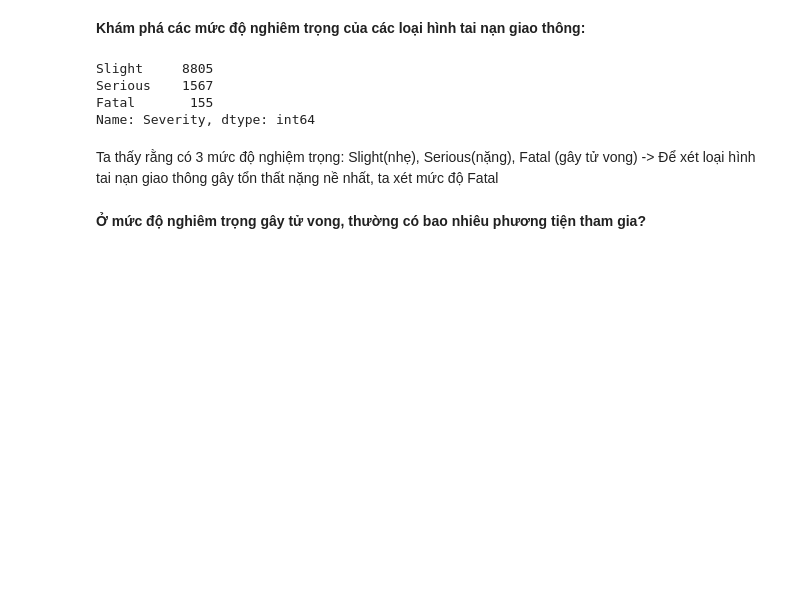
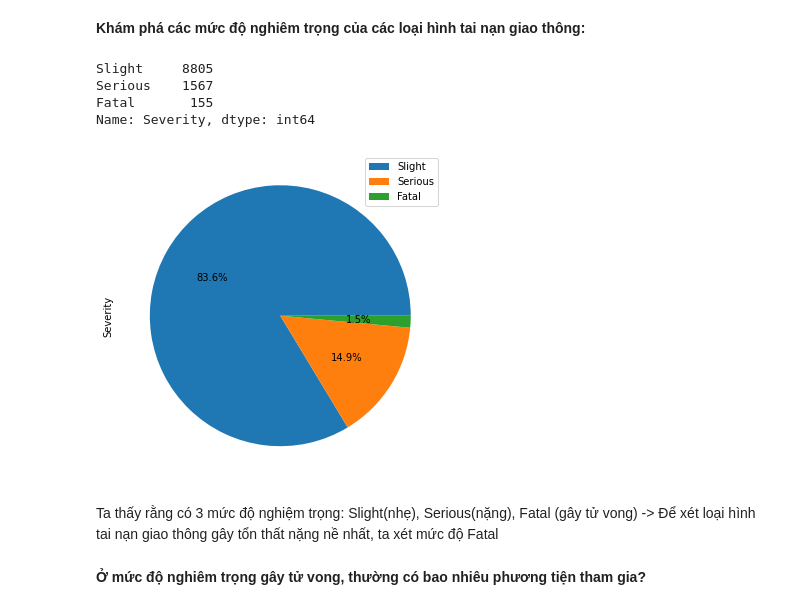
Before and after one commit to lakhahqh/TrafficCollisionAnalysis, a Jupyter notebook: PreProcessing.ipynb, the cells around one changed output. Saved outputs shown, nothing was run; the diff lists cells and outputs as text; code cells hidden in the pictures; blank space fills up the shorter version.

```diff
--- a/PreProcessing.ipynb
+++ b/PreProcessing.ipynb
@@ -258,6 +254,10 @@ Slight     8805
 Serious    1567
 Fatal       155
 Name: Severity, dtype: int64
+# %%
+data["Severity"].value_counts().plot(kind="pie",labels = None, legend='auto', figsize=(8,6), autopct="%.1f%%");
+# %% [output]
+[figure, added]
 # %% [markdown]
 Ta thấy rằng có 3 mức độ nghiệm trọng: Slight(nhẹ), Serious(nặng), Fatal (gây tử vong)
 -> Để xét loại hình tai nạn giao thông gây tổn thất nặng nề nhất, ta xét mức độ Fatal
```
Also changed, not shown: parts of 14 cells of this notebook.
